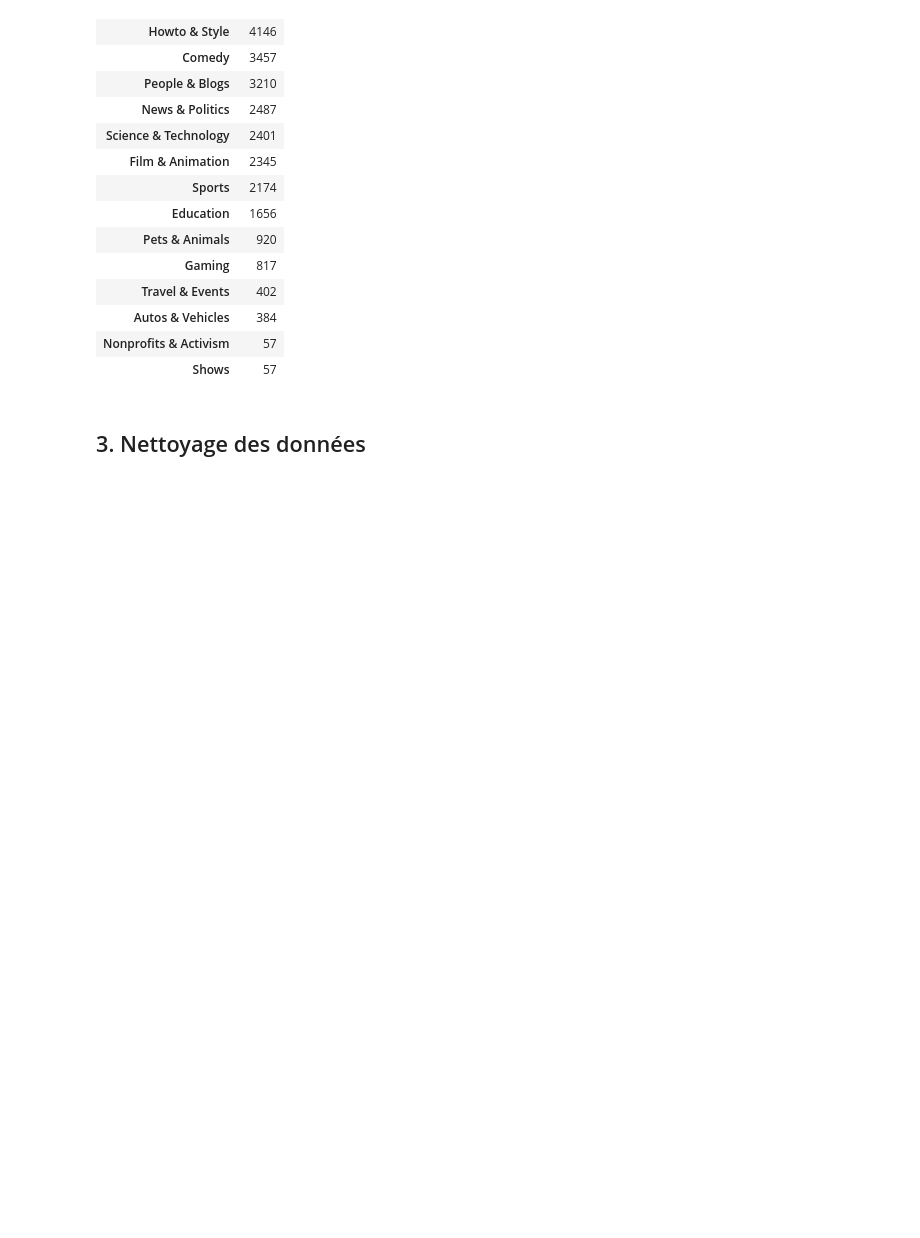
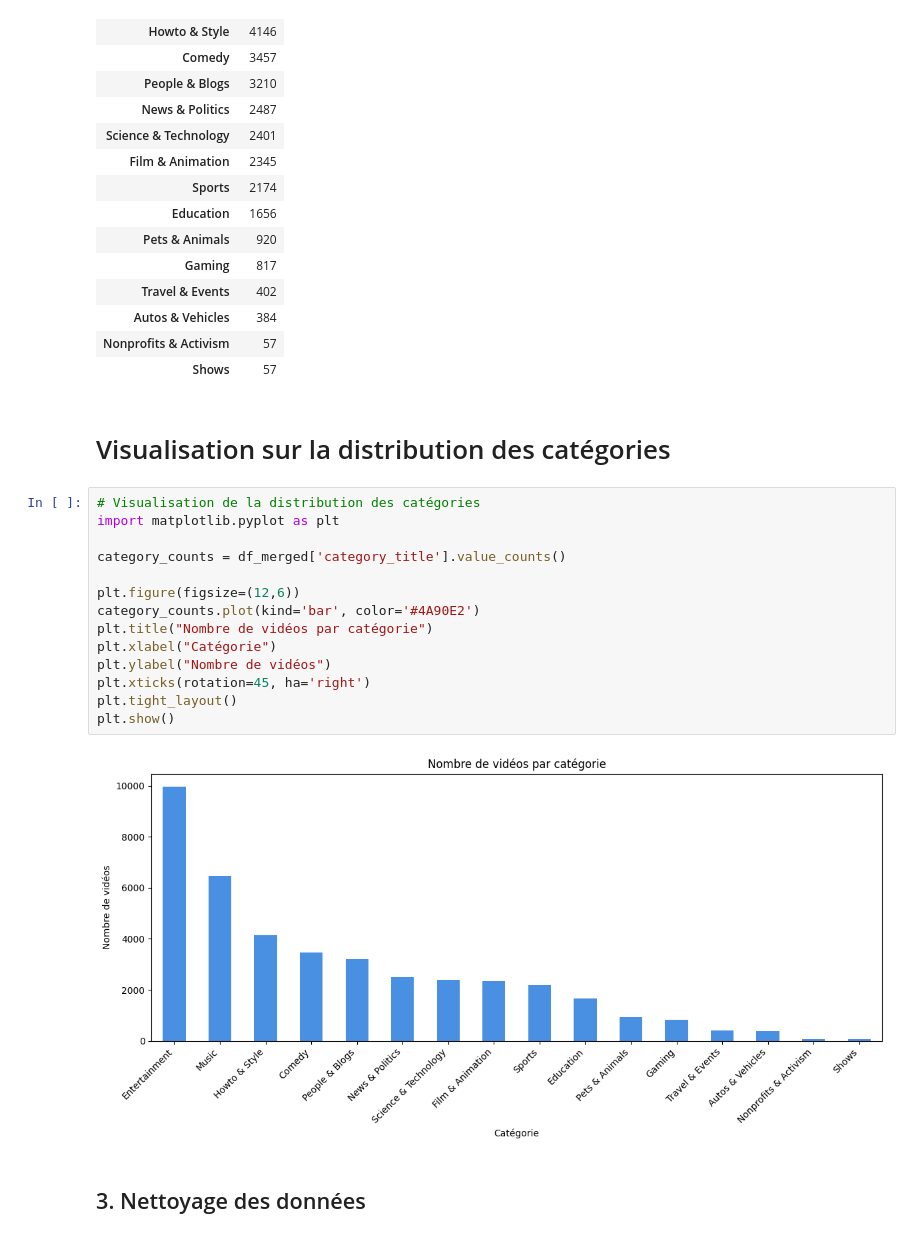
Before and after one commit to Fadila04/classification-IA, a Jupyter notebook: projet-ml-youtube-trending-68b010e7b5bc2532236423.ipynb, the cells around one changed output. Saved outputs shown, nothing was run; the diff lists cells and outputs as text; blank space fills up the shorter version.

```diff
--- a/projet-ml-youtube-trending-68b010e7b5bc2532236423.ipynb
+++ b/projet-ml-youtube-trending-68b010e7b5bc2532236423.ipynb
@@ -171,6 +171,24 @@ Distribution des catégories:
 | Autos & Vehicles | 384 |
 | Nonprofits & Activism | 57 |
 | Shows | 57 |
+# %% [markdown]
+# Visualisation sur la distribution des catégories
+# %%
+# Visualisation de la distribution des catégories
+import matplotlib.pyplot as plt
+
+category_counts = df_merged['category_title'].value_counts()
+
+plt.figure(figsize=(12,6))
+category_counts.plot(kind='bar', color='#4A90E2')
+plt.title("Nombre de vidéos par catégorie")
+plt.xlabel("Catégorie")
+plt.ylabel("Nombre de vidéos")
+plt.xticks(rotation=45, ha='right')
+plt.tight_layout()
+plt.show()
+# %% [output]
+[figure, added]
 # %% [markdown]
 ## 3. Nettoyage des données
 # %% [markdown]
```
Also changed, not shown: parts of 2 cells of this notebook, 2 other files.
